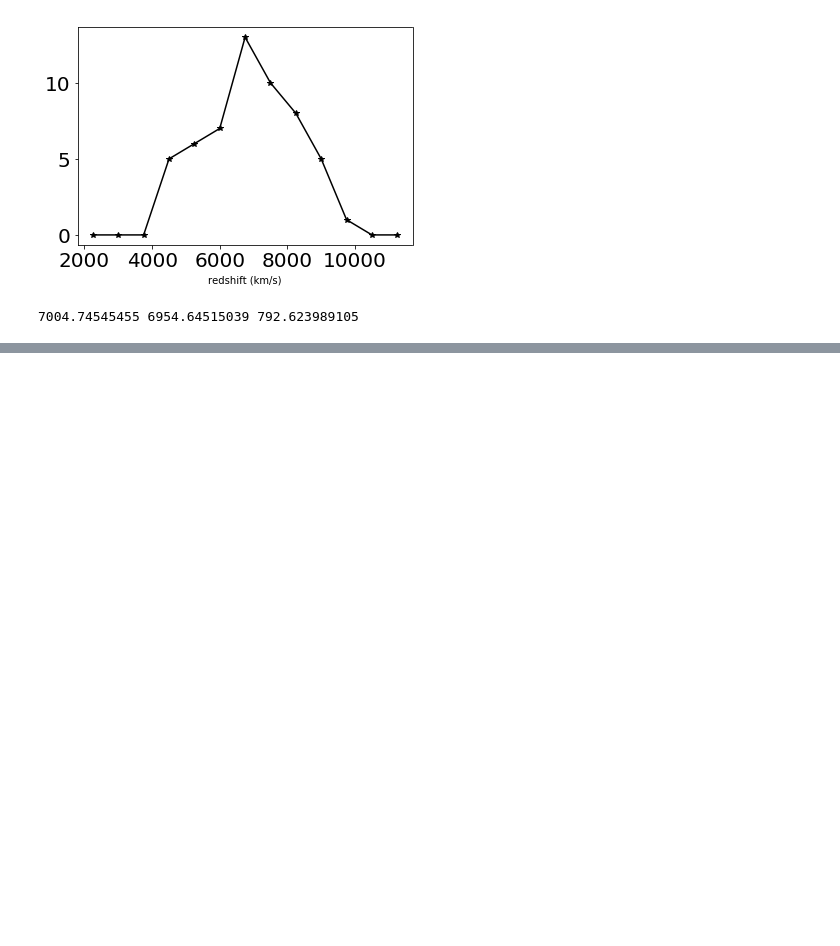
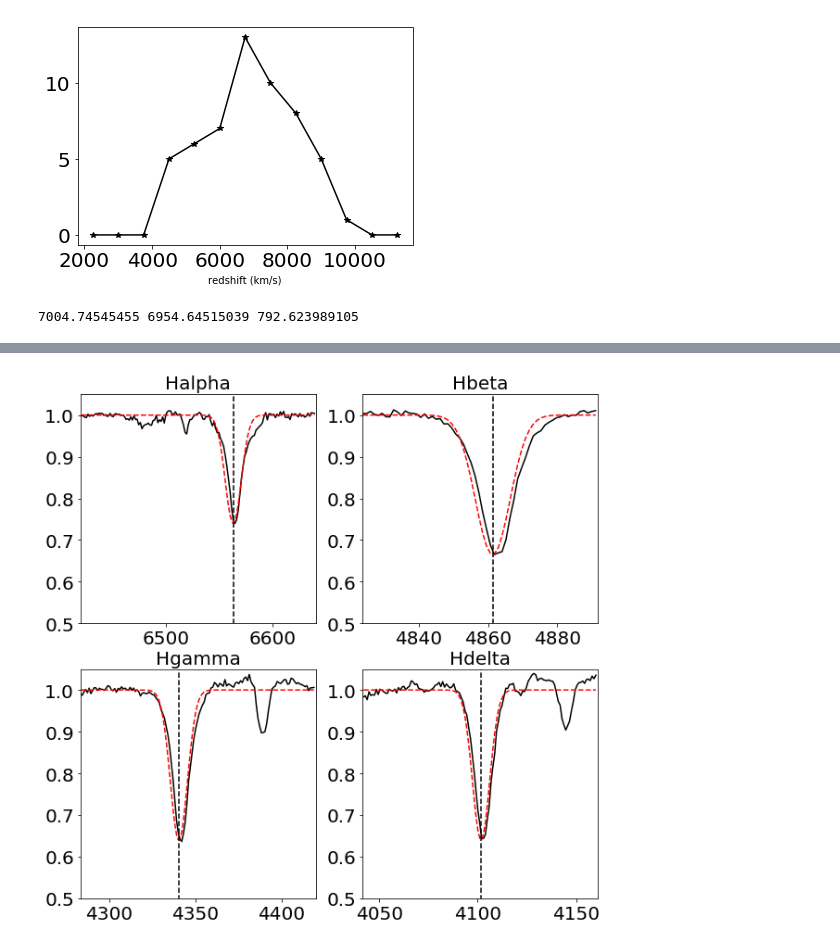
Before and after one commit to liuchaonaoc/Astrostatistics_old2, a Jupyter notebook: SingleParamsModel.ipynb, the cells around one changed output, grey strips where cells are left out. Saved outputs shown, nothing was run; the diff lists cells and outputs as text; code cells hidden in the pictures; blank space fills up the shorter version.

```diff
--- a/SingleParamsModel.ipynb
+++ b/SingleParamsModel.ipynb
@@ -145,0 +163,86 @@ print np.mean(cz), mu_1, np.sqrt(tao_1)
+# %%
+Ha_0 = 6562.85
+Hb_0 = 4861.36
+Hg_0 = 4340.46
+Hd_0 = 4101.74
+
+Ha_cont = [6420.00,6455.00,6600.00,6640.00]
+Hb_cont = [4823.875,4847.875,4876.625,4891.625]
+Hg_cont = [4283.50,4319.75,4367.25,4419.75]
+Hd_cont = [4041.60,4079.75,4128.50,4161.00]
+
+def normSpec(wv,sp,cont):
+    ind_cont1 = (wv>=cont[0]) & (wv<=cont[1])
+    ind_cont2 = (wv>=cont[2]) & (wv<=cont[3])
+    fc1 = np.mean(sp[ind_cont1])
+    wv1 = np.mean(wv[ind_cont1])
+    fc2 = np.mean(sp[ind_cont2])
+    wv2 = np.mean(wv[ind_cont2])
+    fc = (fc2-fc1)/(wv2-wv1)*(wv-wv1)+fc1
+    normsp = sp/fc
+    return normsp
+
+def gauss(x,A,mu,sig):
+    return 1.-A*np.exp(-(x-mu)**2/(2*sig**2))
+
+#normalize Halpha
+normsp_Ha = normSpec(wv,sp[0,:],Ha_cont)
+ind_Ha = (wv>=Ha_cont[0]) & (wv<=Ha_cont[3])
+normsp_Ha = normsp_Ha[ind_Ha]
+wv_Ha = wv[ind_Ha]
+#normalize Hbeta
+normsp_Hb = normSpec(wv,sp[0,:],Hb_cont)
+ind_Hb = (wv>=Hb_cont[0]) & (wv<=Hb_cont[3])
+normsp_Hb = normsp_Hb[ind_Hb]
+wv_Hb = wv[ind_Hb]
+#normalize Hgamma
+normsp_Hg = normSpec(wv,sp[0,:],Hg_cont)
+ind_Hg = (wv>=Hg_cont[0]) & (wv<=Hg_cont[3])
+normsp_Hg = normsp_Hg[ind_Hg]
+wv_Hg = wv[ind_Hg]
+#normalize Hdelta
+normsp_Hd = normSpec(wv,sp[0,:],Hd_cont)
+ind_Hd = (wv>=Hd_cont[0]) & (wv<=Hd_cont[3])
+normsp_Hd = normsp_Hd[ind_Hd]
+wv_Hd = wv[ind_Hd]
+
+fig = plt.figure(figsize=[10,10])
+ax = fig.add_subplot(221)
+ax.plot(wv_Ha,normsp_Ha,'k-')
+y = gauss(wv_Ha,0.26,Ha_0,7.5)
+ax.plot(wv_Ha,y,'r--')
+ax.plot([Ha_0,Ha_0],[0.,1.1],'k--')
+ax.set_ylim([0.5,1.05])
+ax.set_xlim([Ha_cont[0],Ha_cont[3]])
+ax.set_title('Halpha',fontsize=20)
+
+ax = fig.add_subplot(222)
+ax.plot(wv_Hb,normsp_Hb,'k-')
+y = gauss(wv_Hb,0.335,Hb_0,5.0)
+ax.plot(wv_Hb,y,'r--')
+ax.plot([Hb_0,Hb_0],[0.0,1.1],'k--')
+ax.set_ylim([0.5,1.05])
+ax.set_xlim([Hb_cont[0],Hb_cont[3]])
+ax.set_title('Hbeta',fontsize=20)
+
+ax = fig.add_subplot(223)
+ax.plot(wv_Hg,normsp_Hg,'k-')
+y = gauss(wv_Hg,0.36,Hg_0,5.0)
+ax.plot(wv_Hg,y,'r--')
+ax.plot([Hg_0,Hg_0],[0.0,1.1],'k--')
+ax.set_ylim([0.5,1.05])
+ax.set_xlim([Hg_cont[0],Hg_cont[3]])
+ax.set_title('Hgamma',fontsize=20)
+
+ax = fig.add_subplot(224)
+ax.plot(wv_Hd,normsp_Hd,'k-')
+y = gauss(wv_Hd,0.36,Hd_0,4.4)
+ax.plot(wv_Hd,y,'r--')
+ax.plot([Hd_0,Hd_0],[0.0,1.1],'k--')
+ax.set_ylim([0.5,1.05])
+ax.set_xlim([Hd_cont[0],Hd_cont[3]])
+ax.set_title('Hdelta',fontsize=20)
+
+fig.show()
+# %% [output]
+[figure, added]
```
Also changed, not shown: parts of 2 cells of this notebook.
